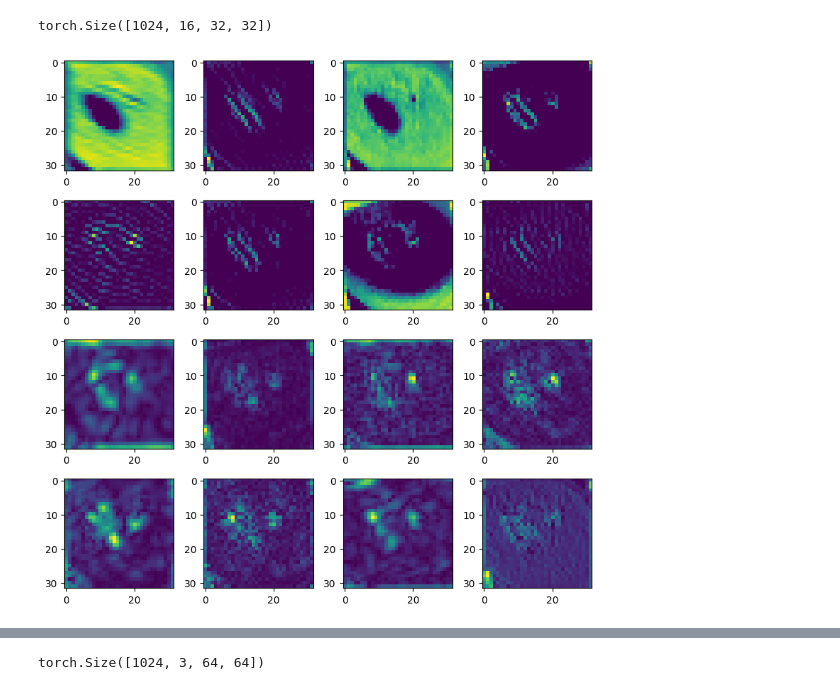
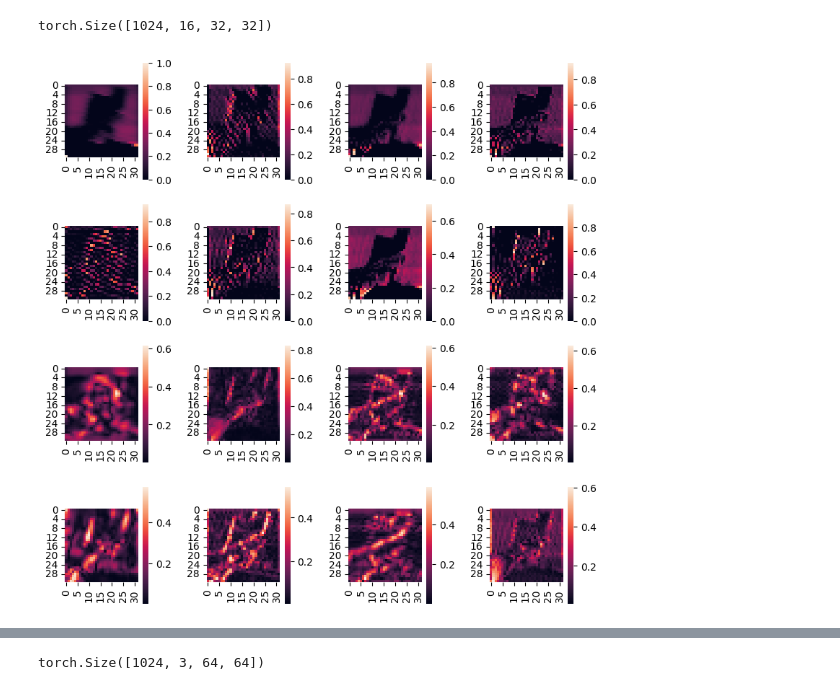
Before and after one commit to VanillaCappuccino/vonenet-mete, a Jupyter notebook: cov_matrix.ipynb, the cells around one changed output, grey strips where cells are left out. Cells and saved outputs as stored; diff of their text form; code cells hidden in the pictures.

Commit message:
pretrained plots

```diff
--- a/cov_matrix.ipynb
+++ b/cov_matrix.ipynb
@@ -215,0 +281,25 @@ output_path
+# %%
+sz = l2.shape[1]
+btc = 0 # index of img in batch
+
+rows = int(np.sqrt(sz))
+fil = l2[btc][:sz,::]
+
+# Create a figure and axis object using Matplotlib
+fig, axes = plt.subplots(rows, rows, figsize=(2*rows, 2*rows))
+
+# Flatten the axes array to make it easier to iterate over
+axes = axes.flatten()
+
+# Loop through each subplot and plot the heatmap
+for i, ax in enumerate(axes):
+    if i < rows * rows:
+        sns.heatmap(F.normalize(fil[i], p=2).to("cpu"), ax=ax, square = True, cbar = True)
+    else:
+        ax.axis('off')  # Turn off axis for empty subplots
+
+# Adjust layout to prevent overlap
+plt.tight_layout()
+
+# Show the plot
+plt.show()
@@ -216,3 +308,5 @@ output_path
+# %%
+l2_norm = True
 # %%
 voneblock = voneblock.to(device)
 
@@ -226,6 +320,9 @@ for step, data in enumerate(tqdm.tqdm(train_data)):
     with torch.no_grad():
 
         outputs = voneblock.forward(data[0].to(device))
+
+        if l2_norm:
+            outputs = F.normalize(outputs, p=2, dim=1)
 
         p1 = outputs.reshape(-1, cov_dim).T
 
@@ -345,5 +441,5 @@ filters_c = voneblock.simple_conv_q1
 torch.save(filters_r, output_path+"/real_filters.pt")
 torch.save(filters_c, output_path+"/imaginary_filters.pt")
 # %%
-output_path = f"{simple_channels}x{complex_channels}x{batch_size}x{25}xnew"
-output_path
+# output_path = f"{simple_channels}x{complex_channels}x{batch_size}x{25}xnew"
+# output_path
@@ -387,36 +481,36 @@ tensor_a = outputs_inter  # Tensor of shape (128, 64, 32, 32)
 matrix_b = torch.rand(16, 16).to(device)           # Tensor of shape (64, 64)
 
 # Reshape tensor_a to (128, 32, 32, 64) to prepare for matrix multiplication
 inter = tensor_a.permute(0, 2, 3, 1)
 result = torch.einsum('bxyc,cd->bxyc', inter, matrix_b)
 tensor_a_reshaped = result.permute(0, 3, 1, 2)
 
 sz = tensor_a_reshaped.shape[1]
-btc = 0 # index of img in batch
+btc = 2 # index of img in batch
 
 rows = int(np.sqrt(sz))
 fil = tensor_a_reshaped[btc][:sz,::]
 
 # Create a figure and axis object using Matplotlib
 fig, axes = plt.subplots(rows, rows, figsize=(2*rows, 2*rows))
 
 # Flatten the axes array to make it easier to iterate over
 axes = axes.flatten()
 
 # Loop through each subplot and plot the heatmap
 for i, ax in enumerate(axes):
     if i < rows * rows:
-        ax.imshow(fil[i].to("cpu"))
+        sns.heatmap(F.normalize(fil[i], p=2).to("cpu"), ax=ax, square = True, cbar = True)
     else:
         ax.axis('off')  # Turn off axis for empty subplots
 
 # Adjust layout to prevent overlap
 plt.tight_layout()
 
 # Show the plot
 plt.show()
 # %% [output]
-[figure, old version]
+[figure, new version]
 # %%
 rho = 64 // 2 // 2
 inds = np.int64(np.random.multivariate_normal([16,16], [[rho,0],[0,rho]], 10))
```
Also changed, not shown: parts of 18 cells of this notebook, 2 other files.
